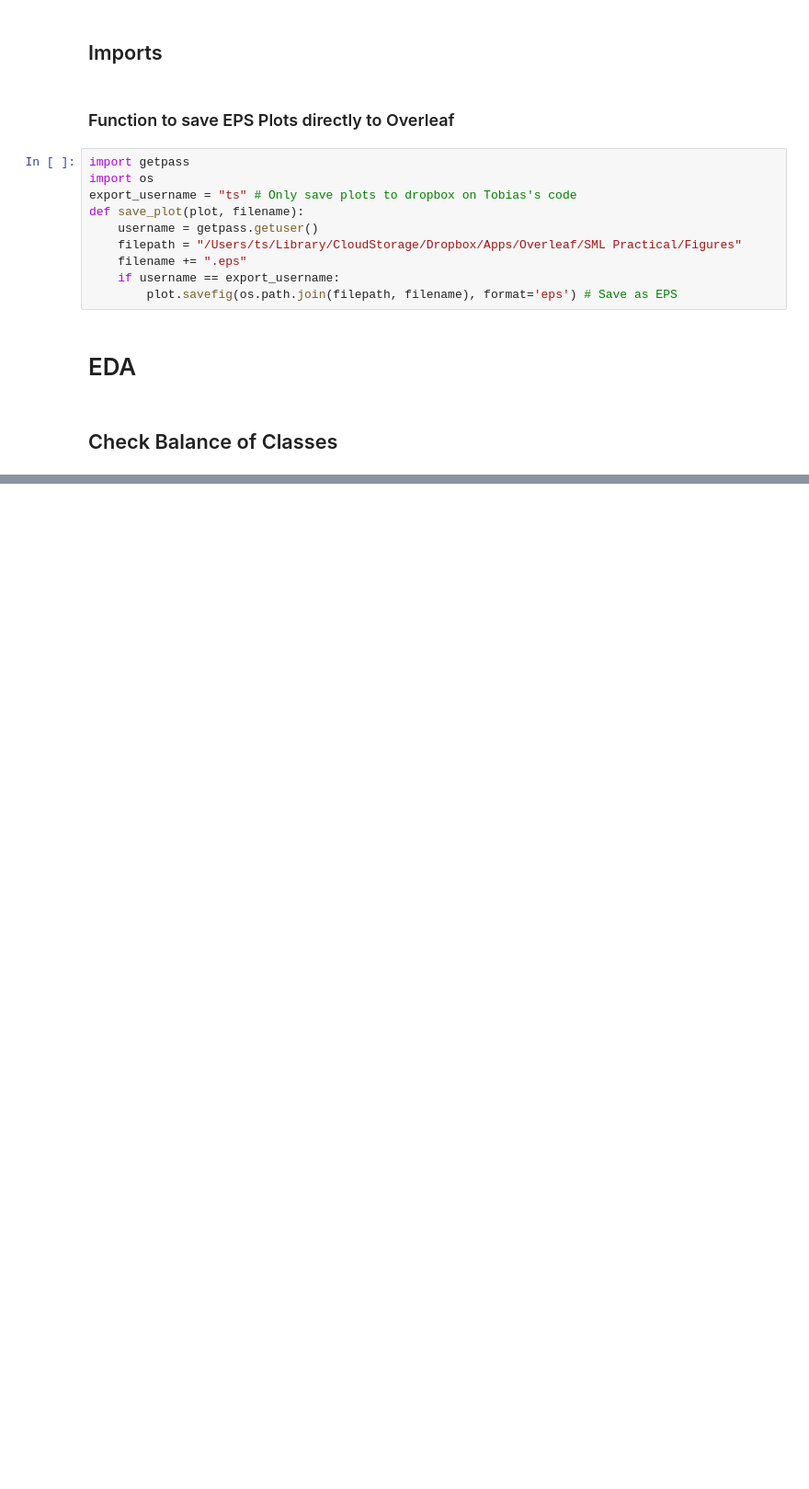
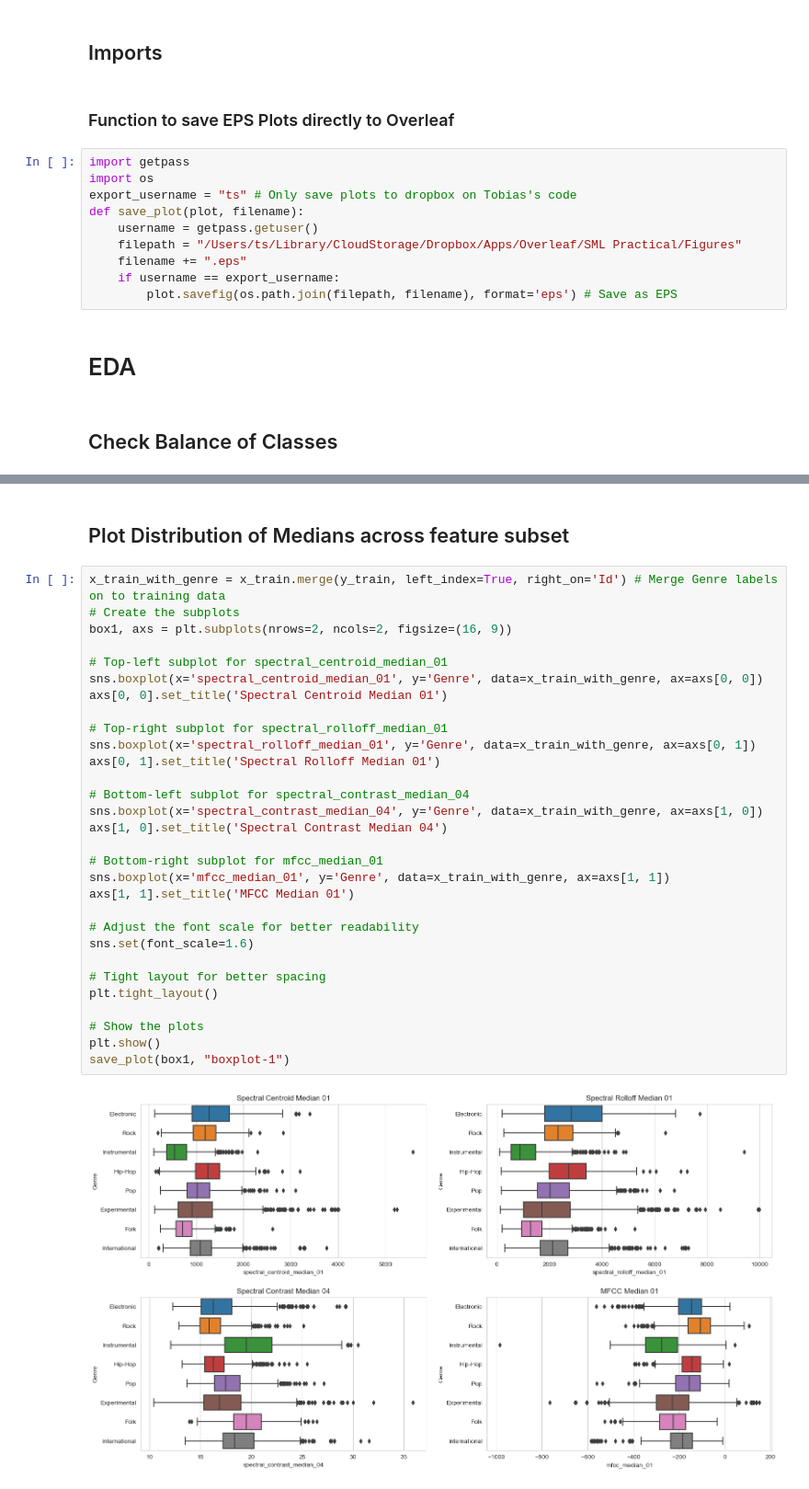
Before and after one commit to tobias-schnabel/sml-practical, a Jupyter notebook: main.ipynb, the cells around one changed output, grey strips where cells are left out. Shown at 92% size. Saved outputs shown, nothing was run; the diff lists cells and outputs as text; blank space fills up the shorter version.

Commit message:
added boxplots for EDA section

```diff
--- a/main.ipynb
+++ b/main.ipynb
@@ -54,0 +52,34 @@ ts
+# %% [markdown]
+## Plot Distribution of Medians across feature subset
+# %%
+x_train_with_genre = x_train.merge(y_train, left_index=True, right_on='Id') # Merge Genre labels on to training data
+# Create the subplots
+box1, axs = plt.subplots(nrows=2, ncols=2, figsize=(16, 9))
+
+# Top-left subplot for spectral_centroid_median_01
+sns.boxplot(x='spectral_centroid_median_01', y='Genre', data=x_train_with_genre, ax=axs[0, 0])
+axs[0, 0].set_title('Spectral Centroid Median 01')
+
+# Top-right subplot for spectral_rolloff_median_01
+sns.boxplot(x='spectral_rolloff_median_01', y='Genre', data=x_train_with_genre, ax=axs[0, 1])
+axs[0, 1].set_title('Spectral Rolloff Median 01')
+
+# Bottom-left subplot for spectral_contrast_median_04
+sns.boxplot(x='spectral_contrast_median_04', y='Genre', data=x_train_with_genre, ax=axs[1, 0])
+axs[1, 0].set_title('Spectral Contrast Median 04')
+
+# Bottom-right subplot for mfcc_median_01
+sns.boxplot(x='mfcc_median_01', y='Genre', data=x_train_with_genre, ax=axs[1, 1])
+axs[1, 1].set_title('MFCC Median 01')
+
+# Adjust the font scale for better readability
+sns.set(font_scale=1.6)
+
+# Tight layout for better spacing
+plt.tight_layout()
+
+# Show the plots
+plt.show()
+save_plot(box1, "boxplot-1")
+# %% [output]
+[figure, added]
```
Also changed, not shown: parts of 2 cells of this notebook.
